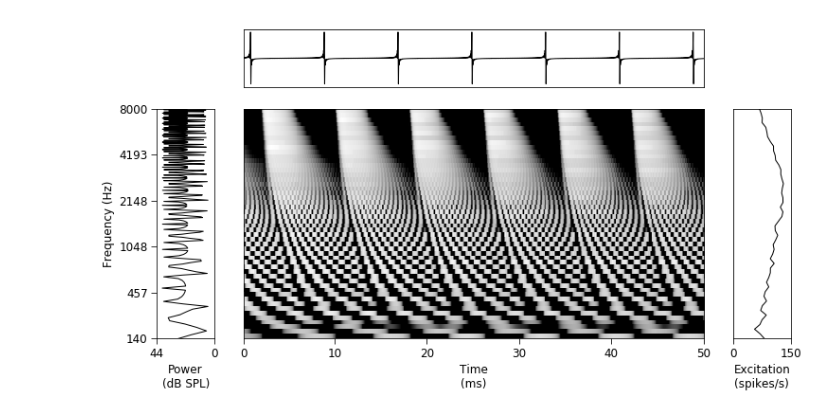
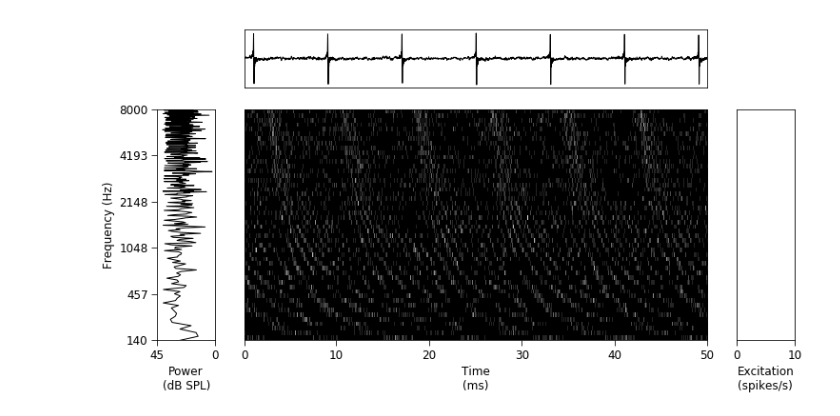
Before and after one commit to msaddler/bez2018model, a Jupyter notebook: notebook_debug_bez2018model.ipynb, the cells around one changed output. Drawn from its saved outputs; the diff is of its cells as text; code cells hidden in the pictures.

Commit message:
fixed spike time clipping and sanity checked nervegram function + spike time to tensor conversion

```diff
--- a/notebook_debug_bez2018model.ipynb
+++ b/notebook_debug_bez2018model.ipynb
@@ -18,7 +18,10 @@ import util_stimuli
 # %%
 kwargs_nervegram = {
     'max_spikes_per_train': 50,
-    'nervegram_dur': 0.05
+    'nervegram_dur': 0.05,
+    'nervegram_fs': 20000,
+    'num_cf': 50,
+    'num_spike_trains': 40,
 }
 
 sr = 32000
@@ -36,14 +39,15 @@ y = util_stimuli.complex_tone(f0,
                               strict_nyquist=False)
 noise = util_stimuli.TENoise(fs, dur, dBSPL_per_ERB=70.0)
 
-snr = np.inf
+snr = 10
 dBSPL = 60
 y = util_stimuli.combine_signal_and_noise(y, noise, snr, mean_subtract=True)
 y = util_stimuli.set_dBSPL(y, dBSPL)
 
-
 ipd.display(ipd.Audio(y, rate=sr))
 
 out_dict = bez2018model.nervegram(y, sr, **kwargs_nervegram)
+for k in sorted(out_dict.keys()):
+    print(k, np.array(out_dict[k]).dtype, np.array(out_dict[k]).shape)
 # %% [output]
 [interactive output not drawn]
@@ -86,34 +94,34 @@ array([  0,   0,   0,   0,   0,   0,   0,   0,   0, 111, 193, 272, 349,
 # %%
 figsize=(12, 6)
 nrows=2
 ncols=3
 gridspec_kw = {
     'wspace': 0.15,
     'hspace': 0.15,
     'width_ratios': [1, 8, 1],
     'height_ratios': [1, 4],
 }
 
 waveform = out_dict['pin']
 sr_waveform = out_dict['pin_fs']
-nervegram = out_dict['nervegram_meanrates']
+nervegram = Y#out_dict['nervegram_meanrates']
 sr_nervegram = out_dict['nervegram_fs']
 
 fig, ax_arr = plt.subplots(nrows=nrows, ncols=ncols, figsize=figsize, gridspec_kw=gridspec_kw)
 util_figures.make_stimulus_summary_plot(ax_arr,
                                         ax_idx_waveform=1,
                                         ax_idx_spectrum=3,
                                         ax_idx_nervegram=4,
                                         ax_idx_excitation=5,
                                         waveform=waveform,
                                         nervegram=nervegram,
                                         sr_waveform=sr_waveform,
                                         sr_nervegram=sr_nervegram,
                                         cfs=out_dict['cf_list'])
 plt.tight_layout()
 plt.show()
 # %% [output]
-[figure, old version]
+[figure, new version]
 # %%
 kwargs_nervegram_meanrates = {
     'meanrates_params': {
```
Also changed, not shown: parts of 7 cells of this notebook, 1 other file.
